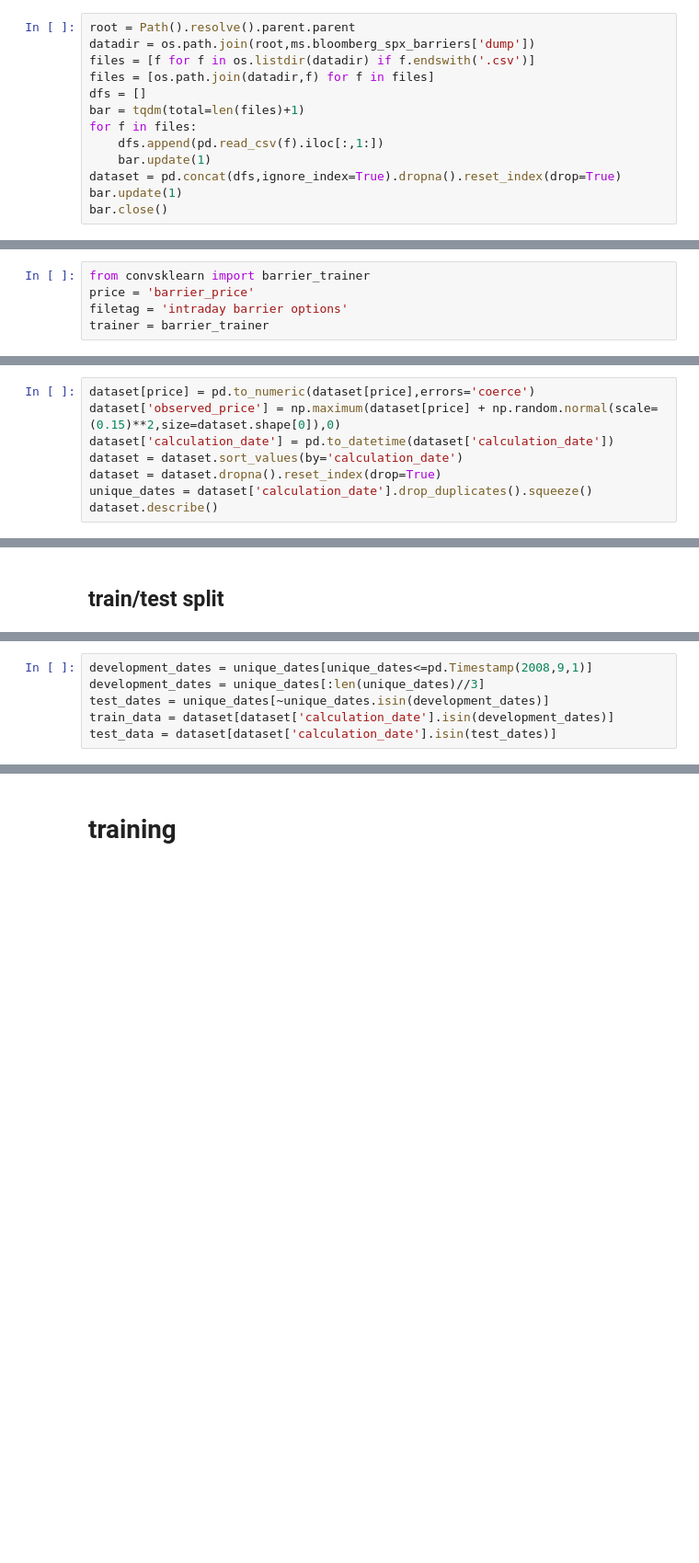
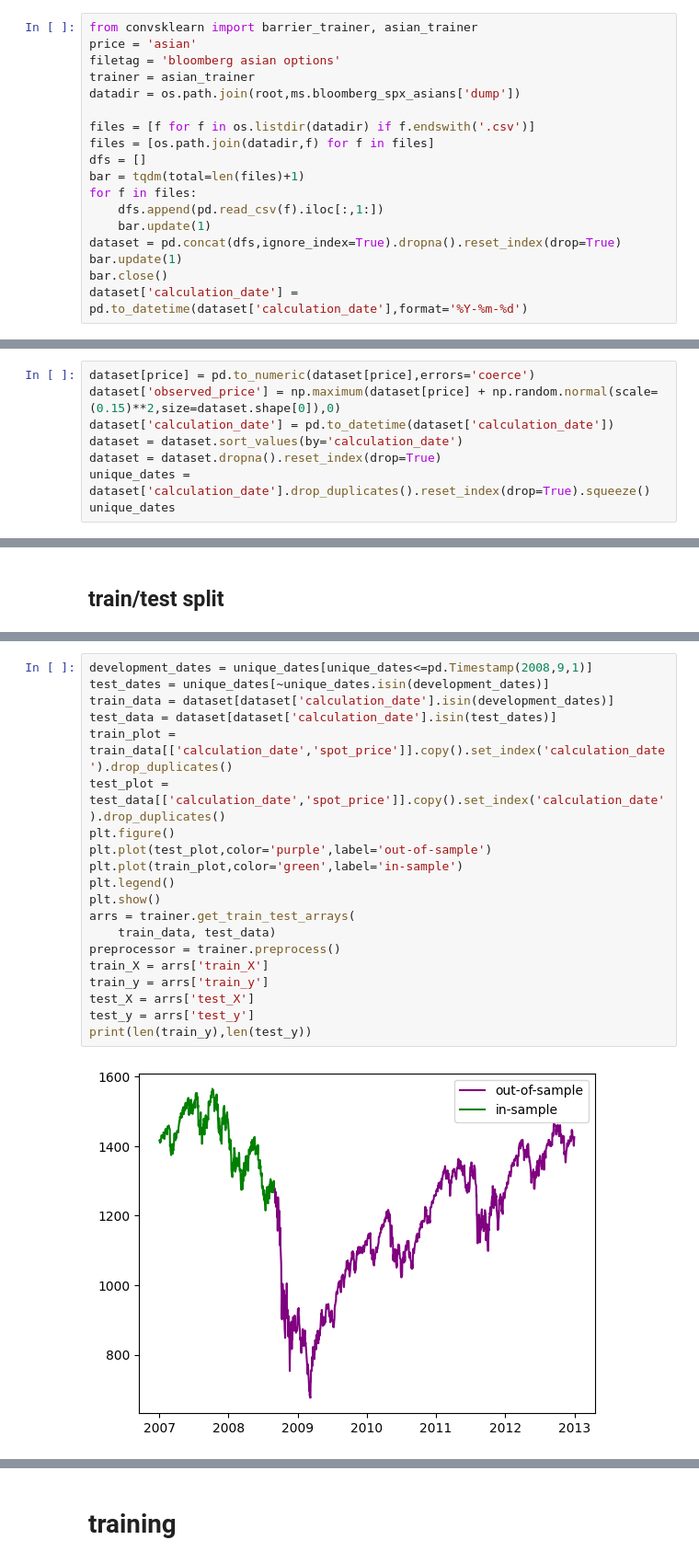
Before and after one commit to boomelage/machine-learning-option-pricing, a Jupyter notebook: train_routine.ipynb, the cells around one changed output, grey strips where cells are left out. Shown at 92% size. Cells and saved outputs as stored; diff of their text form; blank space fills up the shorter version.

```diff
--- a/train_routine.ipynb
+++ b/train_routine.ipynb
@@ -29,8 +30,12 @@ Tue Oct 29 00:33:32 2024
 # %% [markdown]
 # loading data
 # %%
-root = Path().resolve().parent.parent
-datadir = os.path.join(root,ms.bloomberg_spx_barriers['dump'])
+from convsklearn import barrier_trainer, asian_trainer
+price = 'asian'
+filetag = 'bloomberg asian options'
+trainer = asian_trainer
+datadir = os.path.join(root,ms.bloomberg_spx_asians['dump'])
+
 files = [f for f in os.listdir(datadir) if f.endswith('.csv')]
 files = [os.path.join(datadir,f) for f in files]
 dfs = []
@@ -41,3 +46,4 @@ for f in files:
 dataset = pd.concat(dfs,ignore_index=True).dropna().reset_index(drop=True)
 bar.update(1)
 bar.close()
+dataset['calculation_date'] = pd.to_datetime(dataset['calculation_date'],format='%Y-%m-%d')
@@ -54,8 +50,3 @@ seed: 123
-# %%
-from convsklearn import barrier_trainer
-price = 'barrier_price'
-filetag = 'intraday barrier options'
-trainer = barrier_trainer
 # %% [markdown]
 # preprocessing
 # %%
@@ -64,6 +55,6 @@ dataset['observed_price'] = np.maximum(dataset[price] + np.random.normal(scale=(
 dataset['calculation_date'] = pd.to_datetime(dataset['calculation_date'])
 dataset = dataset.sort_values(by='calculation_date')
 dataset = dataset.dropna().reset_index(drop=True)
-unique_dates = dataset['calculation_date'].drop_duplicates().squeeze()
-dataset.describe()
+unique_dates = dataset['calculation_date'].drop_duplicates().reset_index(drop=True).squeeze()
+unique_dates
 # %% [output]
@@ -96,6 +75,22 @@ Name: calculation_date, Length: 1510, dtype: datetime64[ns]
 # %%
 development_dates = unique_dates[unique_dates<=pd.Timestamp(2008,9,1)]
-development_dates = unique_dates[:len(unique_dates)//3]
 test_dates = unique_dates[~unique_dates.isin(development_dates)]
 train_data = dataset[dataset['calculation_date'].isin(development_dates)]
 test_data = dataset[dataset['calculation_date'].isin(test_dates)]
+train_plot = train_data[['calculation_date','spot_price']].copy().set_index('calculation_date').drop_duplicates()
+test_plot = test_data[['calculation_date','spot_price']].copy().set_index('calculation_date').drop_duplicates()
+plt.figure()
+plt.plot(test_plot,color='purple',label='out-of-sample')
+plt.plot(train_plot,color='green',label='in-sample')
+plt.legend()
+plt.show()
+arrs = trainer.get_train_test_arrays(
+    train_data, test_data)
+preprocessor = trainer.preprocess()
+train_X = arrs['train_X']
+train_y = arrs['train_y']
+test_X = arrs['test_X']
+test_y = arrs['test_y']
+print(len(train_y),len(test_y))
+# %% [output]
+[figure, added]
```
Also changed, not shown: parts of 11 cells of this notebook, 5 other files.
